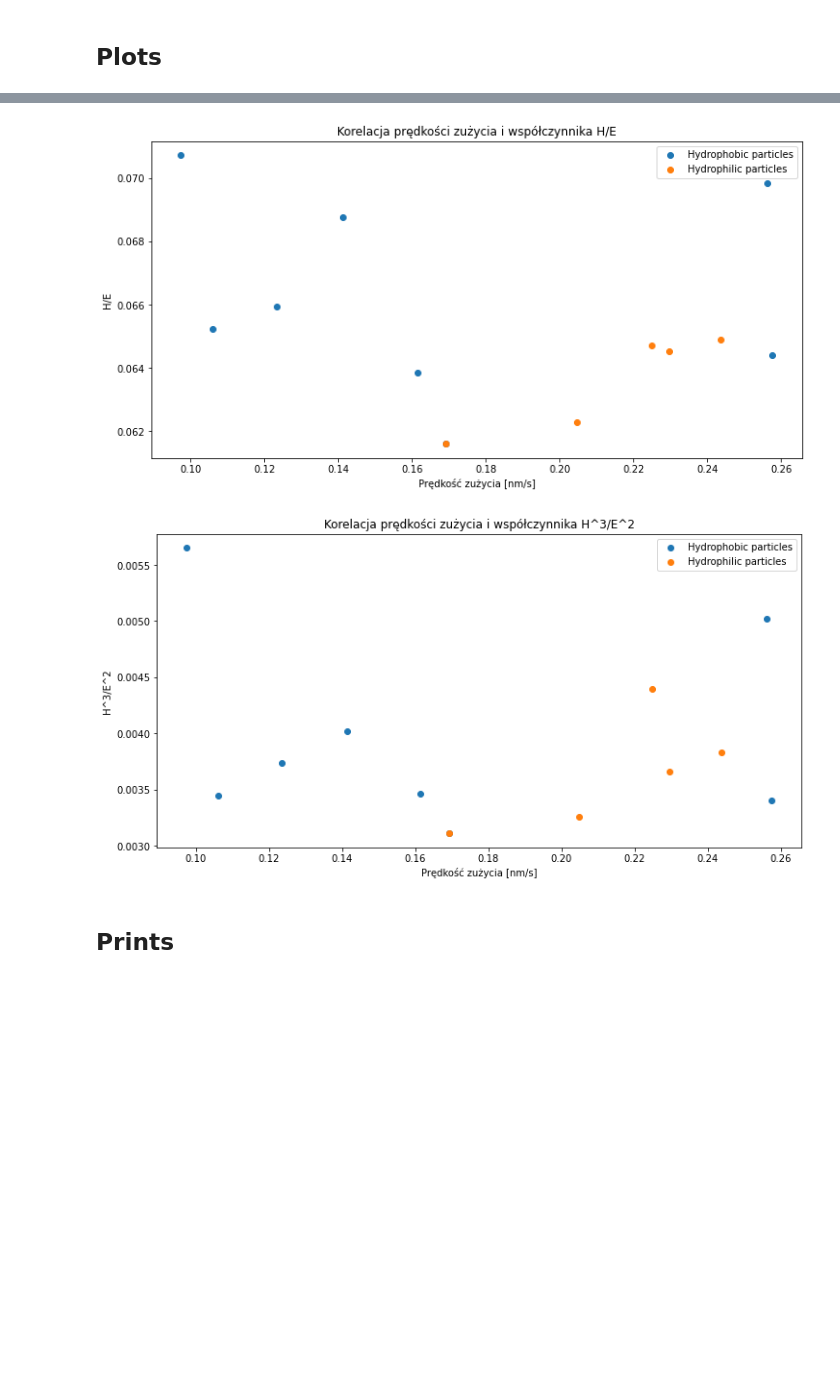
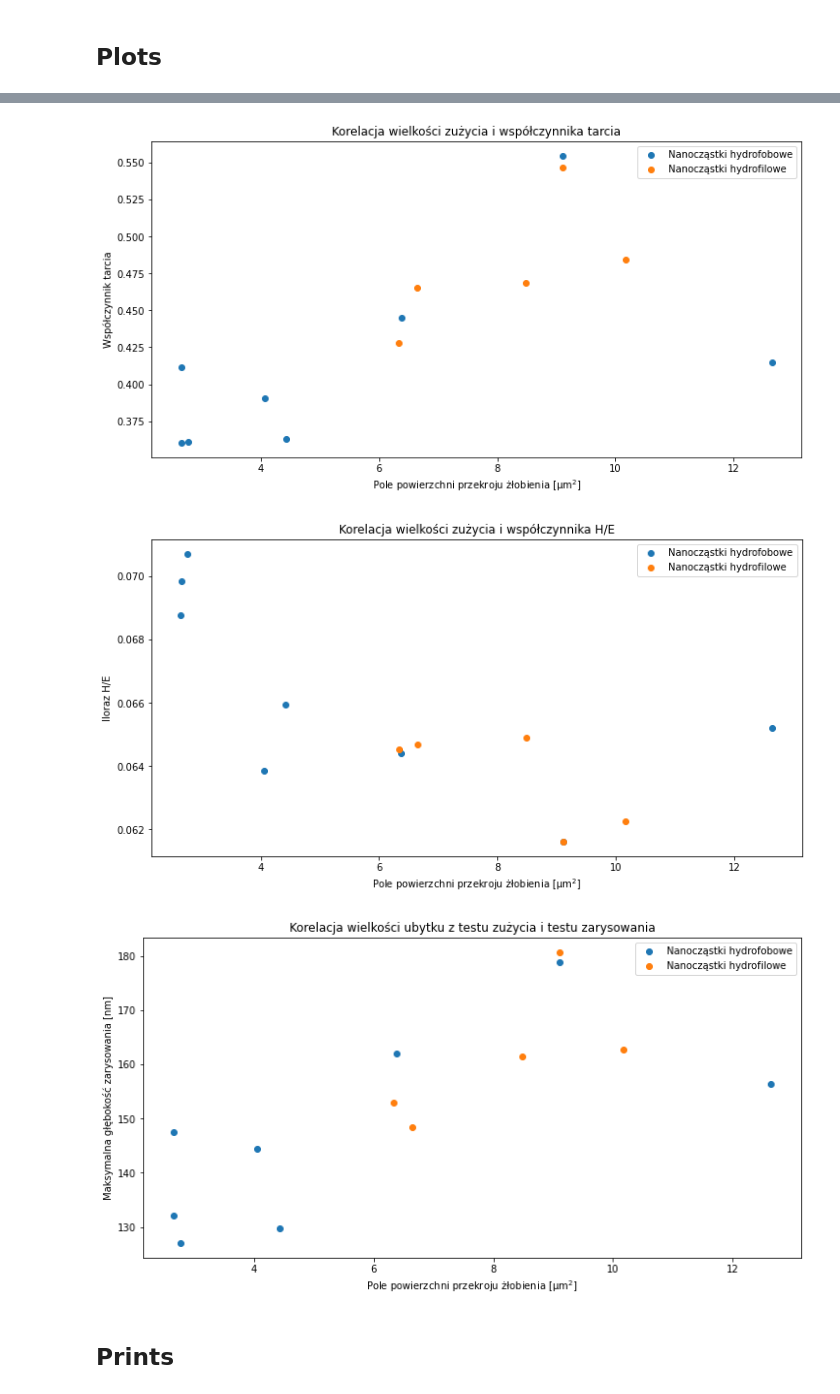
Before and after one commit to antoszy/Scratch-Analysis, a Jupyter notebook: correlations.ipynb, the cells around one changed output, grey strips where cells are left out. Cells and saved outputs as stored; diff of their text form; code cells hidden in the pictures; blank space fills up the shorter version.

```diff
--- a/correlations.ipynb
+++ b/correlations.ipynb
@@ -29,7 +29,7 @@ sample_mean_wear_rates_from_max = [(0.16919973317731132, 0.007041317309379722),
 
 # sample_mean_depth_from_max = [(1435.3072591689568, 189.11783288172424), (579.0311942695827, 132.63452897162884), (1239.6560246255126, 119.26750257010285), (1398.6306123555025, 242.16819902351097), (911.4499231385558, 201.4522725438842), (2004.2422266674432, 310.9086617403364), (647.7755128893467, 145.03977222517648), (1175.340139327164, 80.64203957218274), (607.6654094450856, 106.5511263189047), (455.6319833245585, 48.626376633251596), (493.9908772882788, 170.55720527186816), (978.8540132815718, 162.37208060763433)]
 
-sample_mean_depth_from_max = [(6.649927835390631, 0.7736407678673781),
+sample_mean_area_from_max = [(6.649927835390631, 0.7736407678673781),
  (6.33821892564672, 0.5398699541784929),
  (8.487505780538296, 0.9223251672829178),
  (10.171867594889369, 2.0845772975739303),
@@ -64,8 +64,8 @@ scratch_depth_hydrophi = [d['mean'] for d in scratch_depth_hydrophi]
 scratch_depth_hydropho = [d['mean'] for d in scratch_depth_hydropho]
 wear_rate_hydrophi = [t[0] for t in sample_mean_wear_rates_from_max[0:5]]
 wear_rate_hydropho = [t[0] for t in [sample_mean_wear_rates_from_max[0]] + sample_mean_wear_rates_from_max[5:]]
-wear_depth_max_hydrophi = [t[0] for t in [sample_mean_depth_from_max[-1]] +sample_mean_depth_from_max[0:4]]
-wear_depth_max_hydropho = [t[0] for t in [sample_mean_depth_from_max[-1]] + sample_mean_depth_from_max[4:-1]]
+wear_area_max_hydrophi = [t[0] for t in [sample_mean_area_from_max[-1]] +sample_mean_area_from_max[0:4]]
+wear_area_max_hydropho = [t[0] for t in [sample_mean_area_from_max[-1]] + sample_mean_area_from_max[4:-1]]
 plast_idx_hydrophi = [row[other_columns.index("Plasticity index")] for row in hydrophi_other]
 plast_idx_hydropho = [row[other_columns.index("Plasticity index")] for row in hydropho_other]
 h_by_e_hydrophi = [row[other_columns.index("H/E")] for row in hydrophi_other]
@@ -82,11 +82,14 @@ all_results["h_by_e"] = h_by_e_hydrophi + h_by_e_hydropho
 all_results["h3_by_e2"] = h3_by_e2_hydrophi + h3_by_e2_hydropho
 all_results["scratch_depth"] = scratch_depth_hydrophi + scratch_depth_hydropho
 all_results["wear_rate"] = wear_rate_hydrophi + wear_rate_hydropho
-all_results["wear_depth_max"] = wear_depth_max_hydrophi + wear_depth_max_hydropho
+all_results["wear_area_max"] = wear_area_max_hydrophi + wear_area_max_hydropho
 
 #row_labels = ["scratch_depth", "wear_rate", "wear_depth_max"]
-row_labels = ["scratch_depth", "wear_depth_max"]
-col_labels = ["hardness", "modulus", "fric_coeff", "plast_idx", "h_by_e", "h3_by_e2", "scratch_depth",  "wear_depth_max"]
+row_labels = ["scratch_depth", "wear_area_max"]
+col_labels = ["hardness", "modulus", "fric_coeff", "plast_idx", "h_by_e", "h3_by_e2", "scratch_depth",  "wear_area_max"]
+
+#print(wear_area_max_hydropho)
+#print(wear_area_max_hydrophi)
 # %% [markdown]
 ## Correlation coefficient
 # %%
@@ -115,40 +118,55 @@ for row_idx, row in enumerate(row_labels):
 # %%
 FS = (12,6)
 
+# scratch / fric coeff
 fig_corr = pyplot.figure(figsize = FS)
 ax = fig_corr.add_subplot(111)
-ax.scatter(wear_rate_hydropho, fric_coeff_hydropho, label="Hydrophobic particles")
-ax.scatter(wear_rate_hydrophi, fric_coeff_hydrophi, label="Hydrophilic particles")
-ax.set_title("Korelacja prędkości zużycia i współczynnika tarcia")
+ax.scatter(scratch_depth_hydropho, fric_coeff_hydropho, label="Nanocząstki hydrofobowe")
+ax.scatter(scratch_depth_hydrophi, fric_coeff_hydrophi, label="Nanocząstki hydrofilowe")
+ax.set_title("Korelacja głębokości zarysowania i współczynnika tarcia")
 ax.set_ylabel("Współczynnik tarcia")
-ax.set_xlabel("Prędkość zużycia [nm/s]")
+ax.set_xlabel("Maksymalna głębokość zarysowania [nm]")
 ax.legend()
 
+# scratch / h/e
 fig_corr = pyplot.figure(figsize = FS)
 ax = fig_corr.add_subplot(111)
-ax.scatter(wear_rate_hydropho, plast_idx_hydropho, label="Hydrophobic particles")
-ax.scatter(wear_rate_hydrophi, plast_idx_hydrophi, label="Hydrophilic particles")
-ax.set_title("Korelacja prędkości zużycia i indeksu plastyczności")
-ax.set_ylabel("Indeks plastyczności")
-ax.set_xlabel("Prędkość zużycia [nm/s]")
+ax.scatter(scratch_depth_hydropho, h_by_e_hydropho, label="Nanocząstki hydrofobowe")
+ax.scatter(scratch_depth_hydrophi, h_by_e_hydrophi, label="Nanocząstki hydrofilowe")
+ax.set_title("Korelacja głębokości zarysowania i współczynnika H/E")
+ax.set_ylabel("Iloraz H/E")
+ax.set_xlabel("Maksymalna głębokość zarysowania [nm]")
 ax.legend()
 
+
+# wear / fric coeff
 fig_corr = pyplot.figure(figsize = FS)
 ax = fig_corr.add_subplot(111)
-ax.scatter(wear_rate_hydropho, h_by_e_hydropho, label="Hydrophobic particles")
-ax.scatter(wear_rate_hydrophi, h_by_e_hydrophi, label="Hydrophilic particles")
-ax.set_title("Korelacja prędkości zużycia i współczynnika H/E")
-ax.set_ylabel("H/E")
-ax.set_xlabel("Prędkość zużycia [nm/s]")
+ax.scatter(wear_area_max_hydropho, fric_coeff_hydropho, label="Nanocząstki hydrofobowe")
+ax.scatter(wear_area_max_hydrophi, fric_coeff_hydrophi, label="Nanocząstki hydrofilowe")
+ax.set_title("Korelacja wielkości zużycia i współczynnika tarcia")
+ax.set_ylabel("Współczynnik tarcia")
+ax.set_xlabel("Pole powierzchni przekroju żłobienia [μm$^2$]")
 ax.legend()
 
+#wear / h/e
 fig_corr = pyplot.figure(figsize = FS)
 ax = fig_corr.add_subplot(111)
-ax.scatter(wear_rate_hydropho, h3_by_e2_hydropho, label="Hydrophobic particles")
-ax.scatter(wear_rate_hydrophi, h3_by_e2_hydrophi, label="Hydrophilic particles")
-ax.set_title("Korelacja prędkości zużycia i współczynnika H^3/E^2")
-ax.set_ylabel("H^3/E^2")
-ax.set_xlabel("Prędkość zużycia [nm/s]")
+ax.scatter(wear_area_max_hydropho, h_by_e_hydropho, label="Nanocząstki hydrofobowe")
+ax.scatter(wear_area_max_hydrophi, h_by_e_hydrophi, label="Nanocząstki hydrofilowe")
+ax.set_title("Korelacja wielkości zużycia i współczynnika H/E")
+ax.set_ylabel("Iloraz H/E")
+ax.set_xlabel("Pole powierzchni przekroju żłobienia [μm$^2$]")
 ax.legend()
+
+#wear / scratch
+fig_corr = pyplot.figure(figsize = FS)
+ax = fig_corr.add_subplot(111)
+ax.scatter(wear_area_max_hydropho, scratch_depth_hydropho, label="Nanocząstki hydrofobowe")
+ax.scatter(wear_area_max_hydrophi, scratch_depth_hydrophi, label="Nanocząstki hydrofilowe")
+ax.set_title("Korelacja wielkości ubytku z testu zużycia i testu zarysowania")
+ax.set_ylabel("Maksymalna głębokość zarysowania [nm]")
+ax.set_xlabel("Pole powierzchni przekroju żłobienia [μm$^2$]")
+ax.legend()
 # %% [output]
 <matplotlib.legend.Legend at 0x...>
@@ -157,5 +175,6 @@ ax.legend()
-[figure, old version]
+[figure, new version]
-[figure, old version]
+[figure, new version]
+[figure, added]
 # %% [markdown]
 ## Prints
 # %%
```
Also changed, not shown: parts of 2 cells of this notebook, 1 other file.
